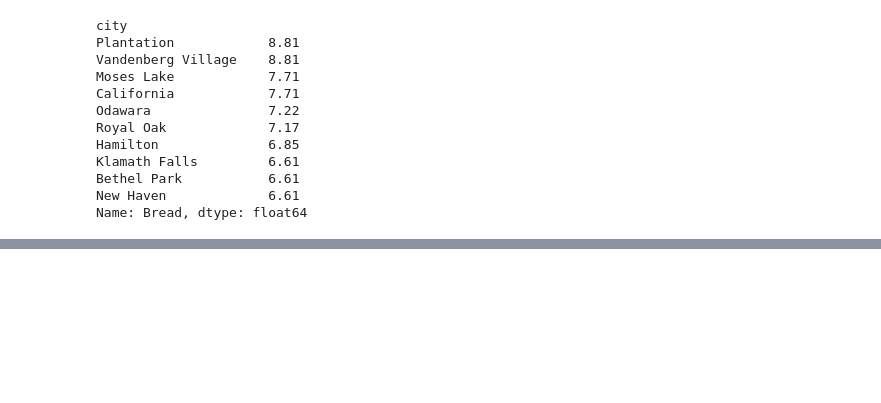
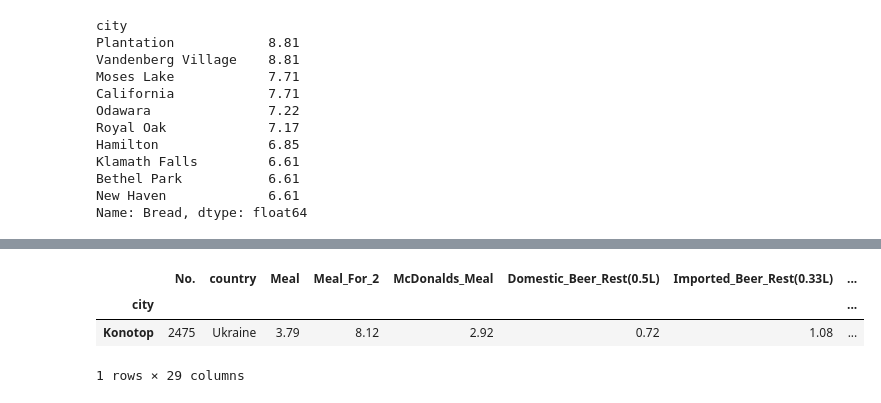
Before and after one commit to Reed-Carter/Global-Cost-of-Living, a Jupyter notebook: phil-project.ipynb, the cells around one changed output, grey strips where cells are left out. Saved outputs shown, nothing was run; the diff lists cells and outputs as text; code cells hidden in the pictures; blank space fills up the shorter version.

```diff
--- a/phil-project.ipynb
+++ b/phil-project.ipynb
@@ -576,0 +594,8 @@ Name: Bread, dtype: float64
+# %%
+# Find min eggs value in dataframe
+cost_of_living[cost_of_living.Eggs == 0.1]
+# %% [output]
+|  | No. | country | Meal | Meal_For_2 | McDonalds_Meal | Domestic_Beer_Rest(0.5L) | Imported_Beer_Rest(0.33L) | ... |
+| city |  |  |  |  |  |  |  | ... |
+| Konotop | 2475 | Ukraine | 3.79 | 8.12 | 2.92 | 0.72 | 1.08 | ... |
+1 rows × 29 columns
```
Also changed, not shown: parts of 4 cells of this notebook.
